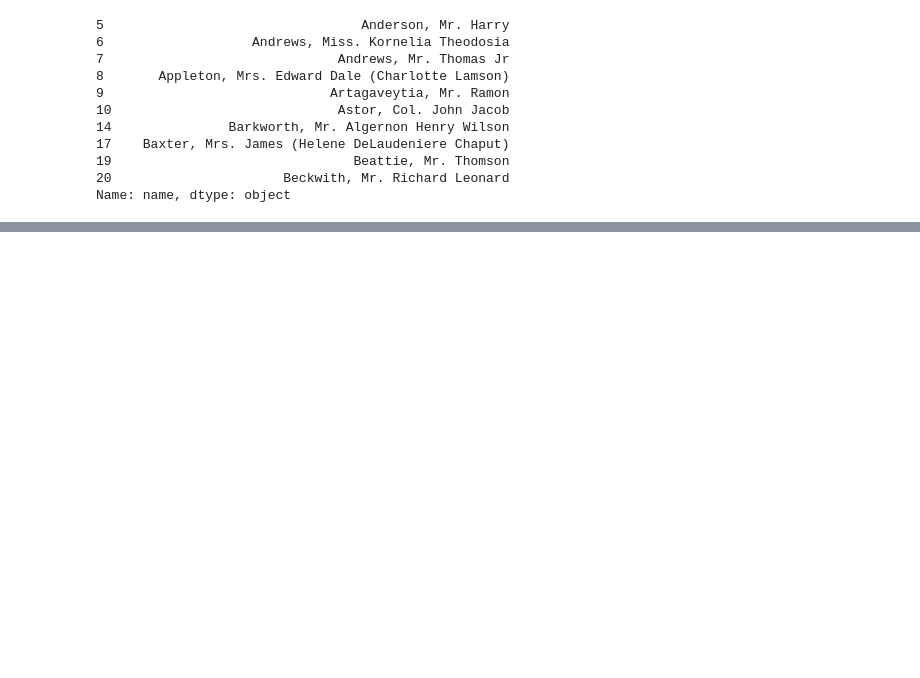
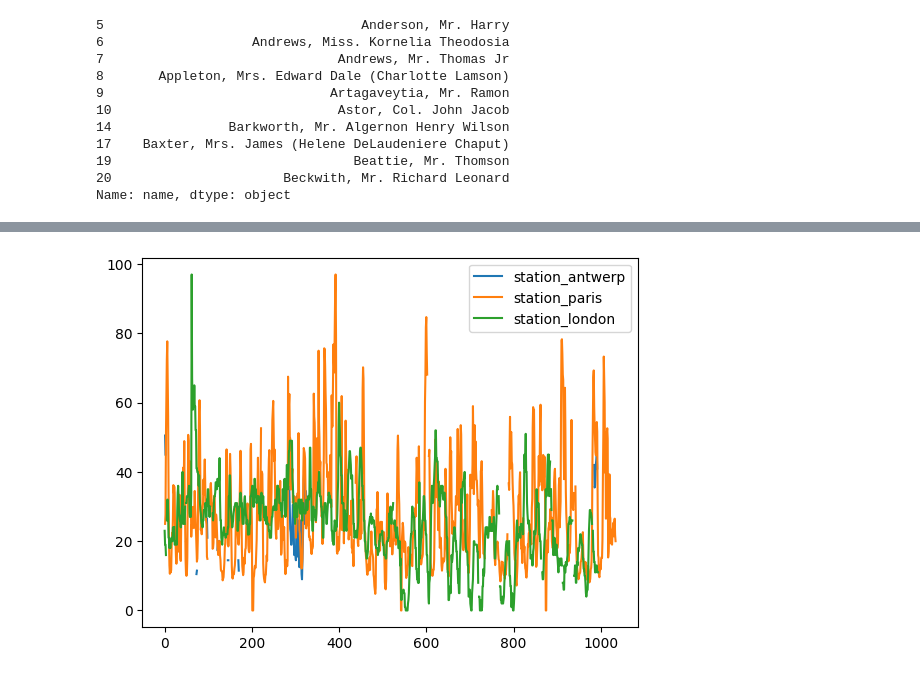
Before and after one commit to ribeirolucas962/estudo-git, a Jupyter notebook: Biblioteca_Pandas.ipynb, the cells around one changed output, grey strips where cells are left out. Cells and saved outputs as stored; diff of their text form; code cells hidden in the pictures; blank space fills up the shorter version.

Commit message:
Criar graficos em pandas

```diff
--- a/Biblioteca_Pandas.ipynb
+++ b/Biblioteca_Pandas.ipynb
@@ -347,0 +380,3 @@ Name: name, dtype: object
+# %%
+air_bnb = pd.read_csv("//NEPOMUCENO/Users/Usuario/estudo-git/datasets/air_quality_no2.csv")
+air_bnb.head()
@@ -347,0 +390,6 @@ Name: name, dtype: object
+# %%
+# Criando o primeiro grafico em pandas
+air_bnb.plot()
+plt.show()
+# %% [output]
+[figure, added]
```
Also changed, not shown: parts of 5 cells of this notebook.
